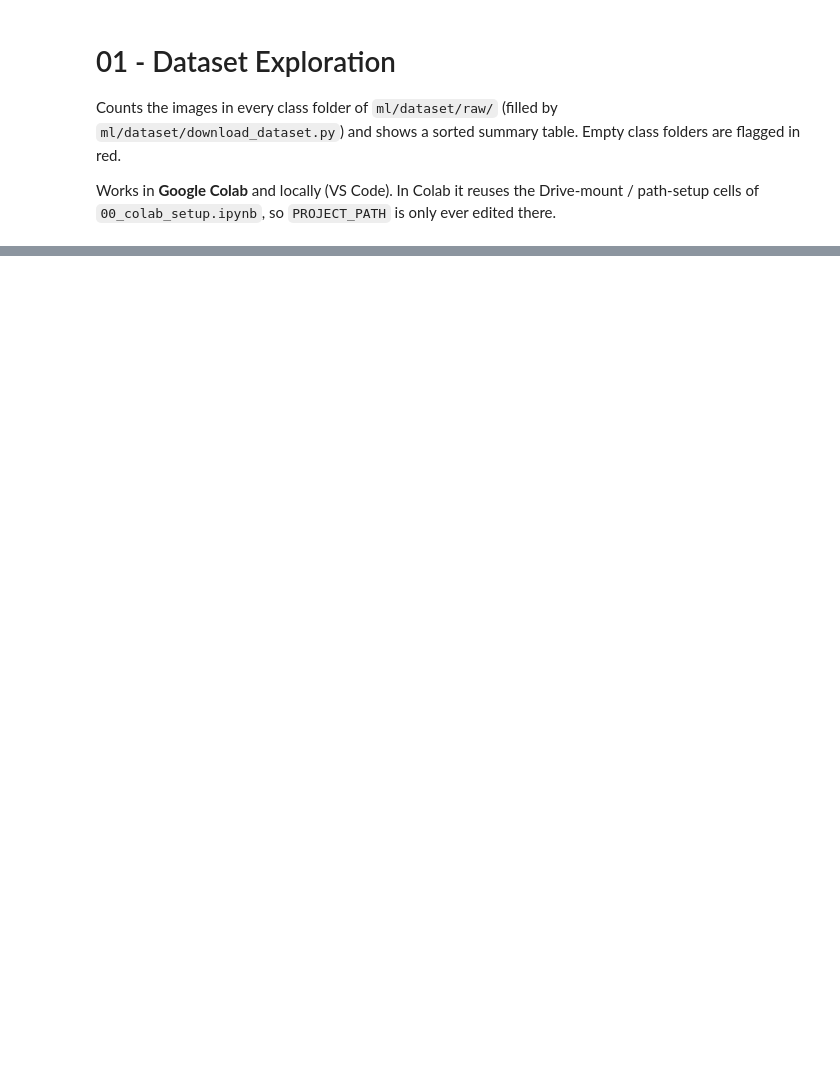
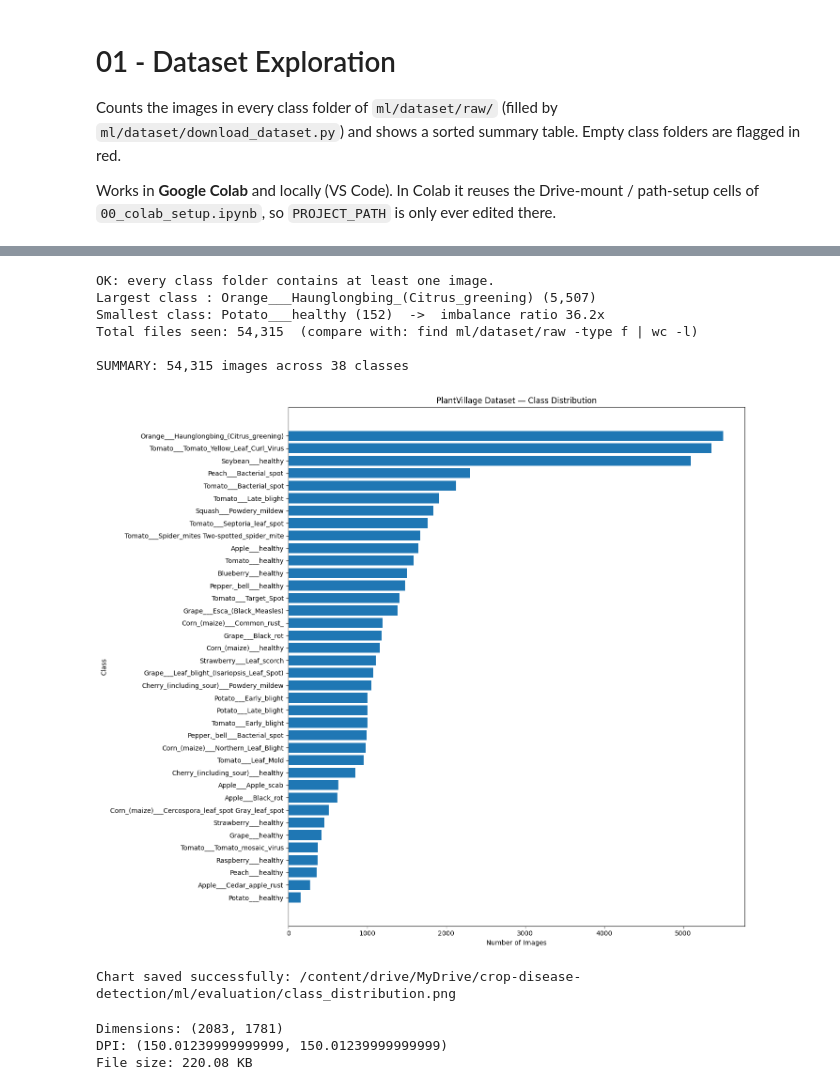
Before and after one commit to Coding-gurukul-8/crop-disease-detection, a Jupyter notebook: ml/notebooks/01_dataset_exploration.ipynb, the cells around one changed output, grey strips where cells are left out. Drawn from its saved outputs; the diff is of its cells as text; code cells hidden in the pictures; blank space fills up the shorter version.

```diff
--- a/ml/notebooks/01_dataset_exploration.ipynb
+++ b/ml/notebooks/01_dataset_exploration.ipynb
@@ -38,10 +38,21 @@ if IN_COLAB:
             )
         SETUP_NOTEBOOK = found[0]
 
-    # Run the first two code cells (Drive mount + path setup) of the setup notebook.
+    # Run the Drive-mount and path-setup cells of the setup notebook (found by id/content, not by position,
+    # so extra cells added to that notebook do not matter).
     with open(SETUP_NOTEBOOK) as f:
-        setup_cells = [c for c in json.load(f)["cells"] if c["cell_type"] == "code"][:2]
-    for cell in setup_cells:
+        code_cells = [c for c in json.load(f)["cells"] if c["cell_type"] == "code"]
+
+    def pick(cell_id, marker):
+        for c in code_cells:
+            if c.get("id") == cell_id:
+                return c
+        for c in code_cells:
+            if marker in "".join(c["source"]):
+                return c
+        raise RuntimeError(f"Could not find the '{cell_id}' cell in {SETUP_NOTEBOOK}. Re-download 00_colab_setup.ipynb.")
+
+    for cell in (pick("mount-drive", "drive.mount("), pick("set-project-path", "os.chdir(PROJECT_PATH)")):
         exec(compile("".join(cell["source"]), SETUP_NOTEBOOK, "exec"), globals())
 else:
     # Local run (e.g. VS Code on a Mac): the setup notebook is Colab-only, so just find the project root.
@@ -150,3 +182,65 @@ if non_image_files or loose_files:
 print(f"Total files seen: {total_images + non_image_files + loose_files:,}  (compare with: find ml/dataset/raw -type f | wc -l)")
 
 print(f"\nSUMMARY: {total_images:,} images across {n_classes} classes")
+# %% [output]
+OK: every class folder contains at least one image.
+Largest class : Orange___Haunglongbing_(Citrus_greening) (5,507)
+Smallest class: Potato___healthy (152)  ->  imbalance ratio 36.2x
+Total files seen: 54,315  (compare with: find ml/dataset/raw -type f | wc -l)
+
+SUMMARY: 54,315 images across 38 classes
+# %%
+
+import matplotlib.pyplot as plt
+from pathlib import Path
+
+# Reuse the DataFrame created in Prompt 7
+plot_df = df.sort_values(
+    by="image_count",
+    ascending=False
+)
+
+# Resolve output directory
+evaluation_dir = Path(PROJECT_PATH) / "ml" / "evaluation"
+evaluation_dir.mkdir(parents=True, exist_ok=True)
+
+# Create horizontal bar chart
+plt.figure(figsize=(14, 12))
+
+plt.barh(
+    plot_df["class_name"],
+    plot_df["image_count"]
+)
+
+plt.xlabel("Number of Images")
+plt.ylabel("Class")
+plt.title("PlantVillage Dataset — Class Distribution")
+
+# Highest count at the top
+plt.gca().invert_yaxis()
+
+plt.tight_layout()
+
+# Save chart
+output_path = evaluation_dir / "class_distribution.png"
+plt.savefig(output_path, dpi=150, bbox_inches="tight")
+
+plt.show()
+
+print(f"Chart saved successfully: {output_path}")
+# %% [output]
+[figure, added]
+Chart saved successfully: /content/drive/MyDrive/crop-disease-detection/ml/evaluation/class_distribution.png
+# %%
+from PIL import Image
+
+chart_path = Path(PROJECT_PATH) / "ml" / "evaluation" / "class_distribution.png"
+
+with Image.open(chart_path) as img:
+    print("Dimensions:", img.size)
+    print("DPI:", img.info.get("dpi"))
+    print("File size:", round(chart_path.stat().st_size / 1024, 2), "KB")
+# %% [output]
+Dimensions: (2083, 1781)
+DPI: (150.01239999999999, 150.01239999999999)
+File size: 220.08 KB
```
Also changed, not shown: parts of 2 cells of this notebook.
